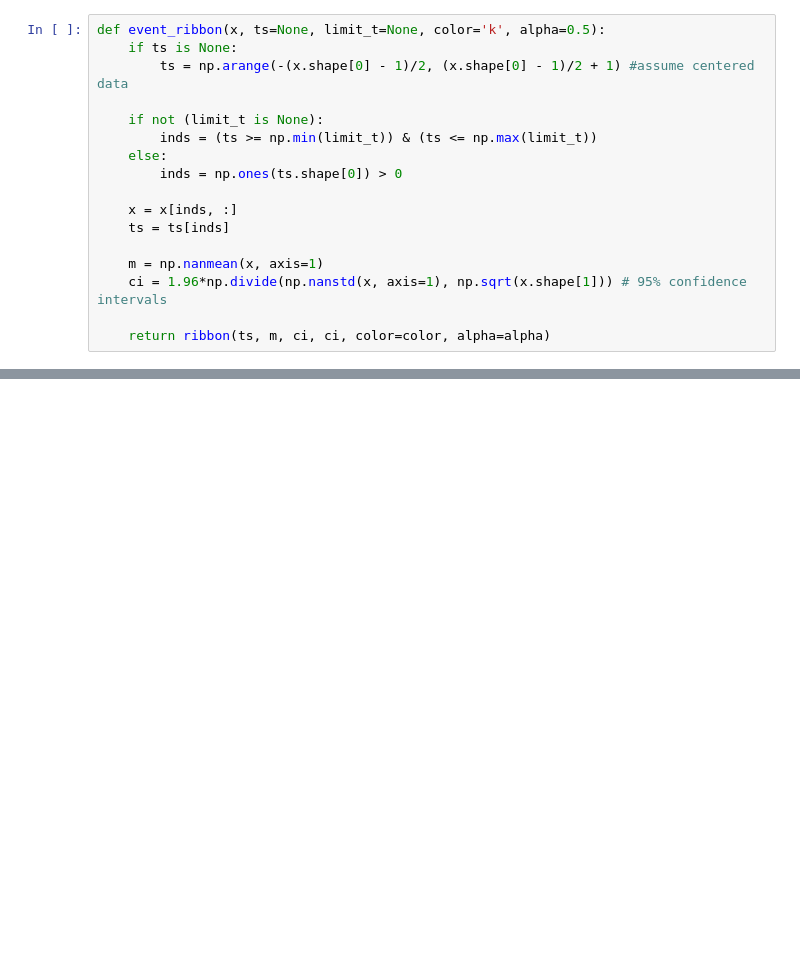
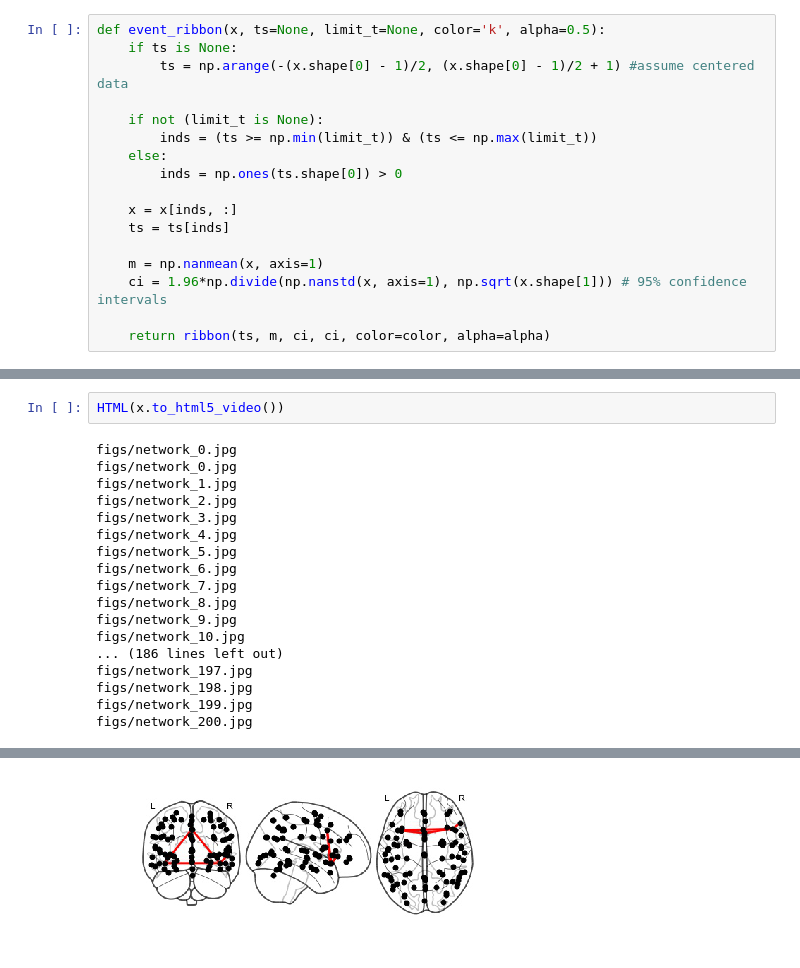
Before and after one commit to ContextLab/directed-forgetting-network-dynamics, a Jupyter notebook: code/network_analyses.ipynb, the cells around one changed output, grey strips where cells are left out. Drawn from its saved outputs; the diff is of its cells as text; blank space fills up the shorter version.

```diff
--- a/code/network_analyses.ipynb
+++ b/code/network_analyses.ipynb
@@ -283,0 +286,20 @@ def animate_connectome(hubs, connectomes, figstr='figs', force_refresh=False):
+# %%
+HTML(x.to_html5_video())
+# %% [output]
+figs/network_0.jpg
+figs/network_0.jpg
+figs/network_1.jpg
+figs/network_2.jpg
+figs/network_3.jpg
+figs/network_4.jpg
+figs/network_5.jpg
+figs/network_6.jpg
+figs/network_7.jpg
+figs/network_8.jpg
+figs/network_9.jpg
+figs/network_10.jpg
+... (186 lines left out)
+figs/network_197.jpg
+figs/network_198.jpg
+figs/network_199.jpg
+figs/network_200.jpg
@@ -283,0 +307 @@ def animate_connectome(hubs, connectomes, figstr='figs', force_refresh=False):
+[figure, added]
```
Also changed, not shown: parts of 8 cells of this notebook.
